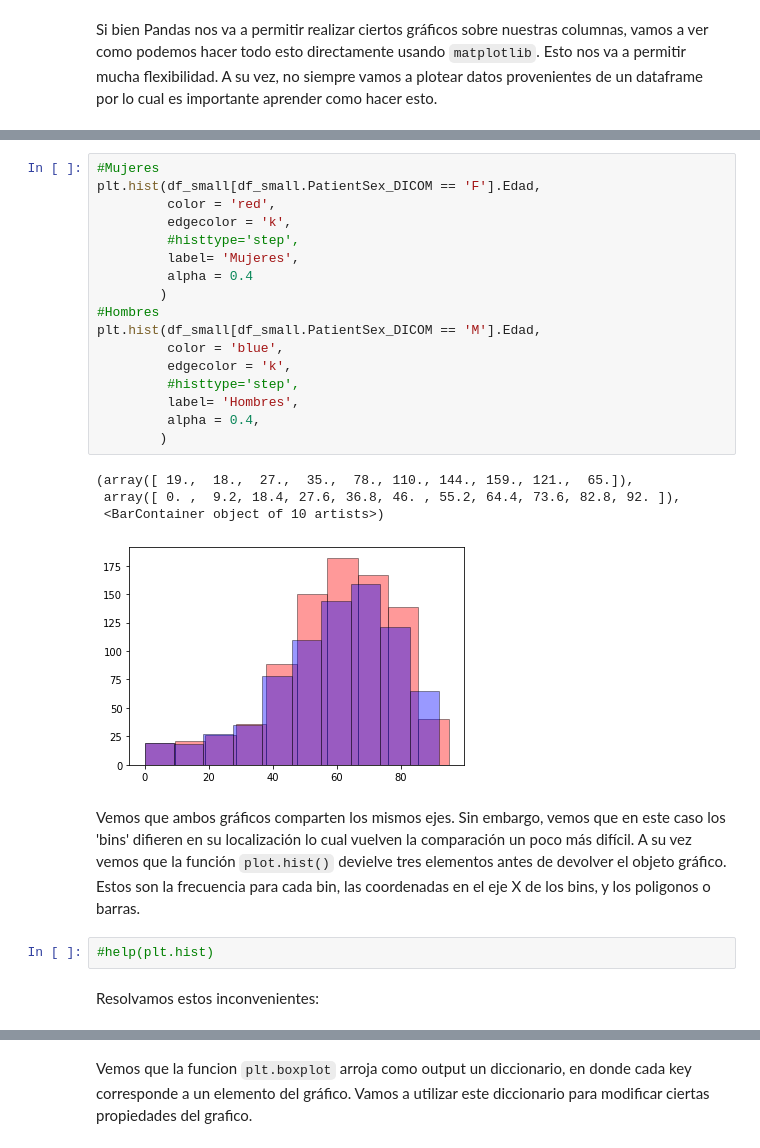
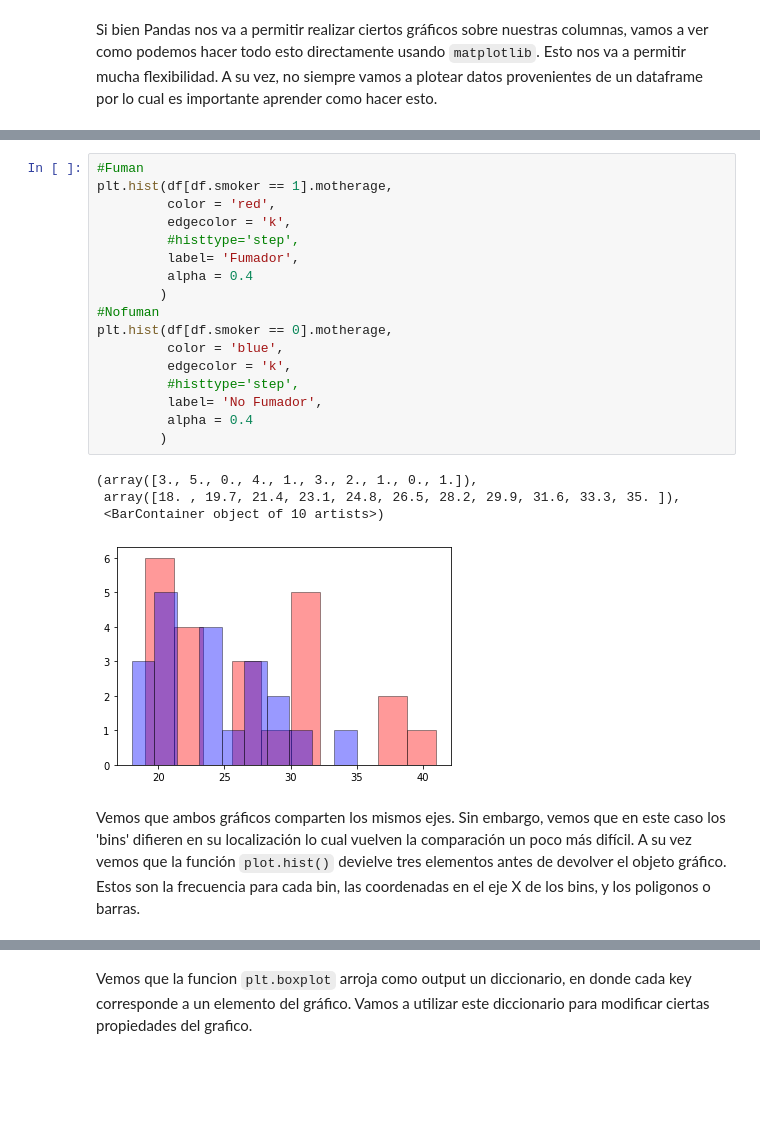
Before and after one commit to cmosquer/jis-2020, a Jupyter notebook: Curso_2.ipynb, the cells around one changed output, grey strips where cells are left out. Cells and saved outputs as stored; diff of their text form; blank space fills up the shorter version.

```diff
--- a/Curso_2.ipynb
+++ b/Curso_2.ipynb
@@ -931,31 +712,27 @@ Vamos a hacer dos histogramas, uno con los distribución de edad para mujeres y
 # %%
-#Mujeres
-plt.hist(df_small[df_small.PatientSex_DICOM == 'F'].Edad,
+#Fuman
+plt.hist(df[df.smoker == 1].motherage,
          color = 'red',
          edgecolor = 'k',
          #histtype='step',
-         label= 'Mujeres',
+         label= 'Fumador',
          alpha = 0.4
         )
-#Hombres
-plt.hist(df_small[df_small.PatientSex_DICOM == 'M'].Edad,
+#Nofuman
+plt.hist(df[df.smoker == 0].motherage,
          color = 'blue',
          edgecolor = 'k',
          #histtype='step',
-         label= 'Hombres',
-         alpha = 0.4,
+         label= 'No Fumador',
+         alpha = 0.4
         )
 # %% [output]
-(array([ 19.,  18.,  27.,  35.,  78., 110., 144., 159., 121.,  65.]),
- array([ 0. ,  9.2, 18.4, 27.6, 36.8, 46. , 55.2, 64.4, 73.6, 82.8, 92. ]),
+(array([3., 5., 0., 4., 1., 3., 2., 1., 0., 1.]),
+ array([18. , 19.7, 21.4, 23.1, 24.8, 26.5, 28.2, 29.9, 31.6, 33.3, 35. ]),
  <BarContainer object of 10 artists>)
-[figure, old version]
+[figure, new version]
 # %% [markdown]
 Vemos que ambos gráficos comparten los mismos ejes. Sin embargo, vemos que en este caso los 'bins' difieren en su localización lo cual vuelven la comparación un poco más difícil.
 A su vez vemos que la función `plot.hist()` devielve tres elementos antes de devolver el objeto gráfico. Estos son la frecuencia para cada bin, las coordenadas en el eje X de los bins, y los poligonos o barras.
-# %%
-#help(plt.hist)
-# %% [markdown]
-Resolvamos estos inconvenientes:
 # %%
 plt.figure(figsize=(8,5)) # creamos una figura, la vamos a hacer mas grande.
```
Also changed, not shown: parts of 276 cells of this notebook, 1 other file.
